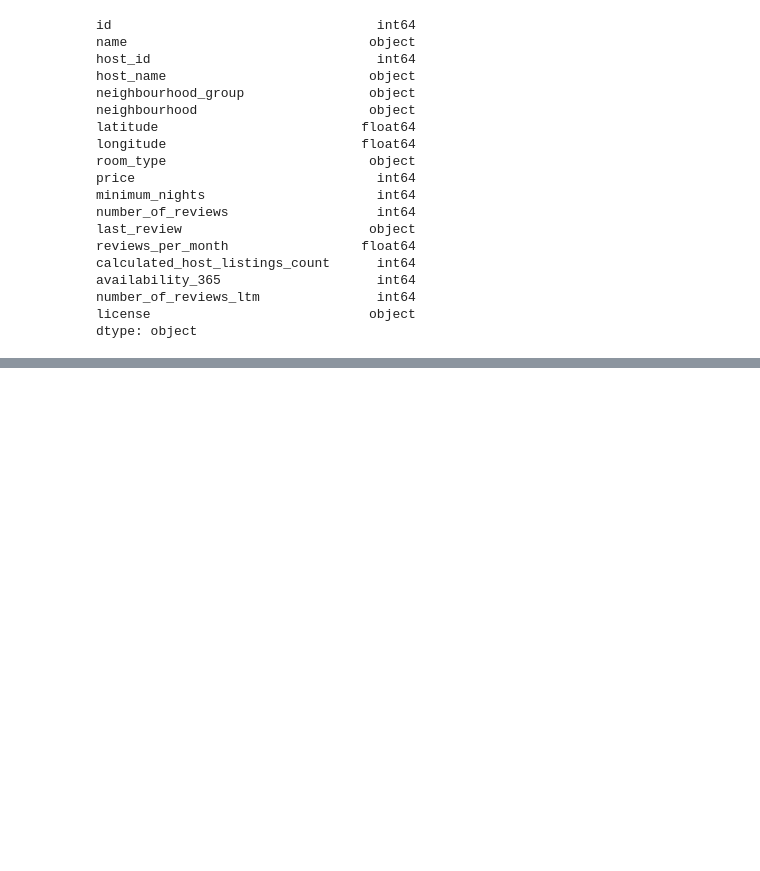
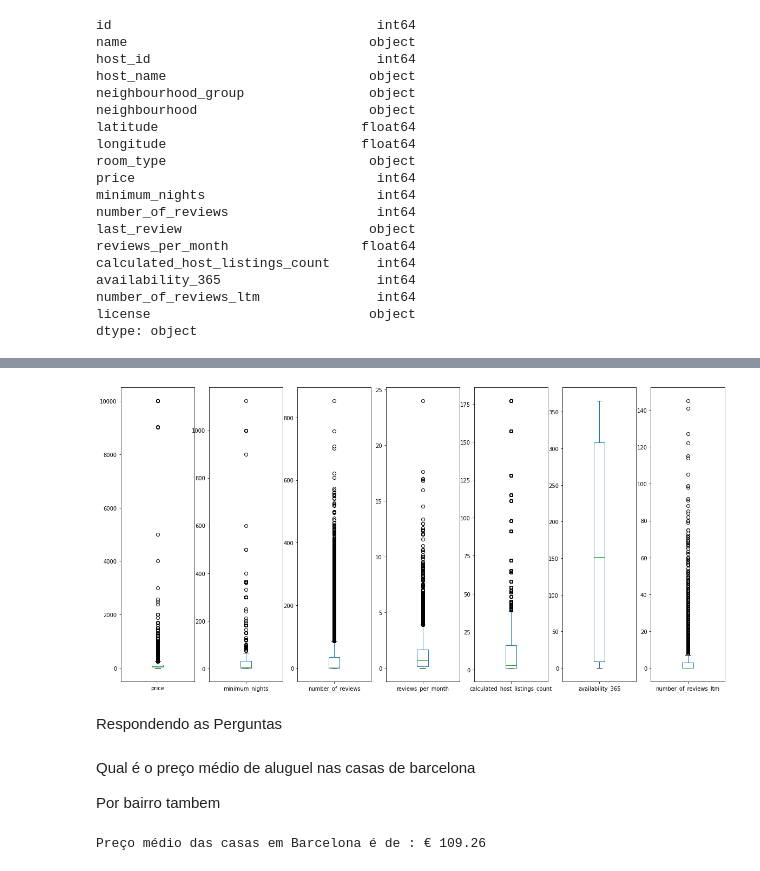
Before and after one commit to marcelofenerich/Simple_Analysis, a Jupyter notebook: Projeto_do_Módulo_1_Análise_dos_Dados_do_Airbnb_Barcelona.ipynb, the cells around one changed output, grey strips where cells are left out. Saved outputs shown, nothing was run; the diff lists cells and outputs as text; code cells hidden in the pictures; blank space fills up the shorter version.

```diff
--- a/Projeto_do_Módulo_1_Análise_dos_Dados_do_Airbnb_Barcelona.ipynb
+++ b/Projeto_do_Módulo_1_Análise_dos_Dados_do_Airbnb_Barcelona.ipynb
@@ -44,0 +184,14 @@ dtype: object
+# %%
+df.plot(kind='box',figsize=(20,10),subplots=True);
+# %% [output]
+[figure, added]
+# %% [markdown]
+Respondendo as Perguntas
+# %% [markdown]
+Qual é o preço médio de aluguel nas casas de barcelona
+
+Por bairro tambem
+# %%
+print('Preço médio das casas em Barcelona é de : € {:.2f}'.format(df.price.mean()))
+# %% [output]
+Preço médio das casas em Barcelona é de : € 109.26
```
Also changed, not shown: parts of 24 cells of this notebook.
